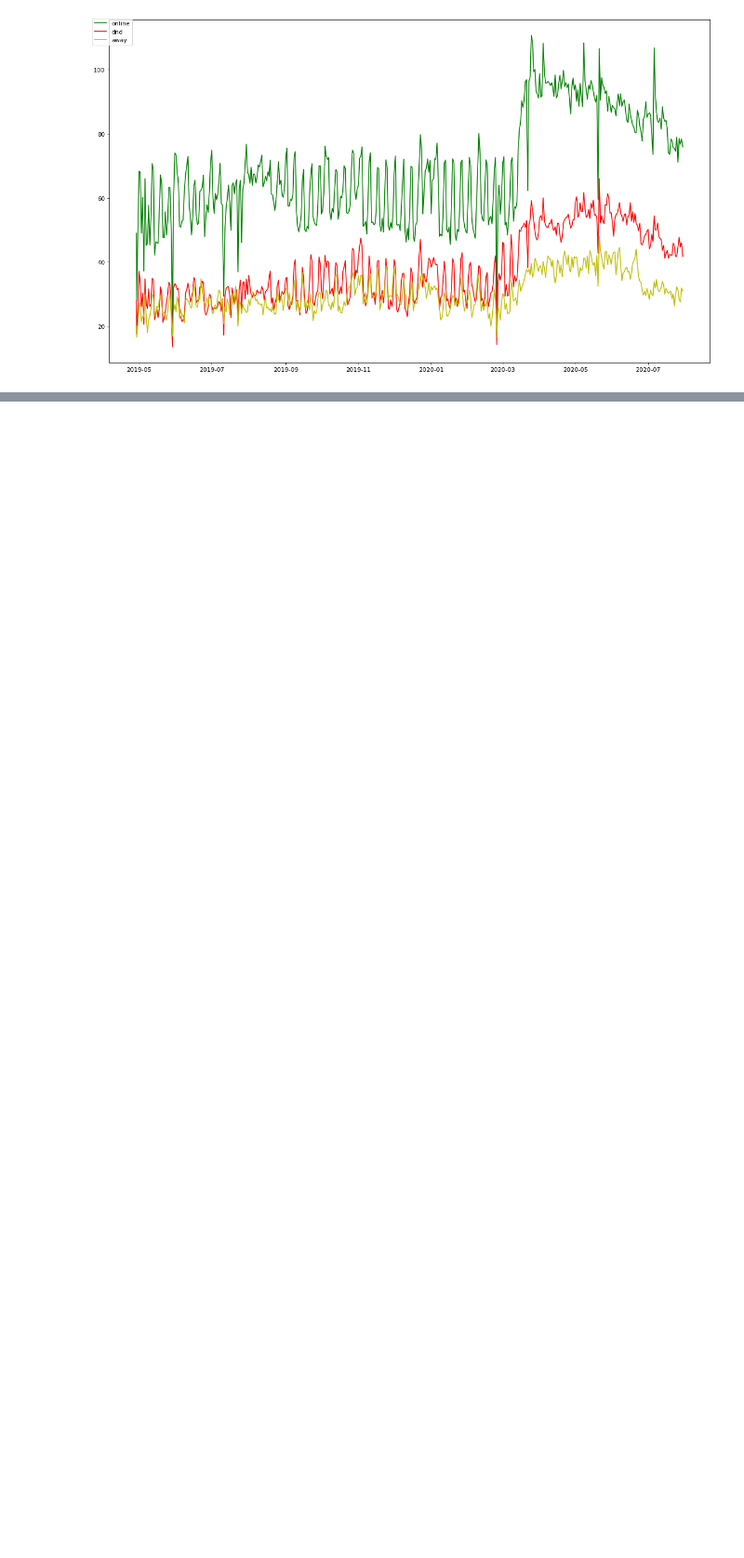
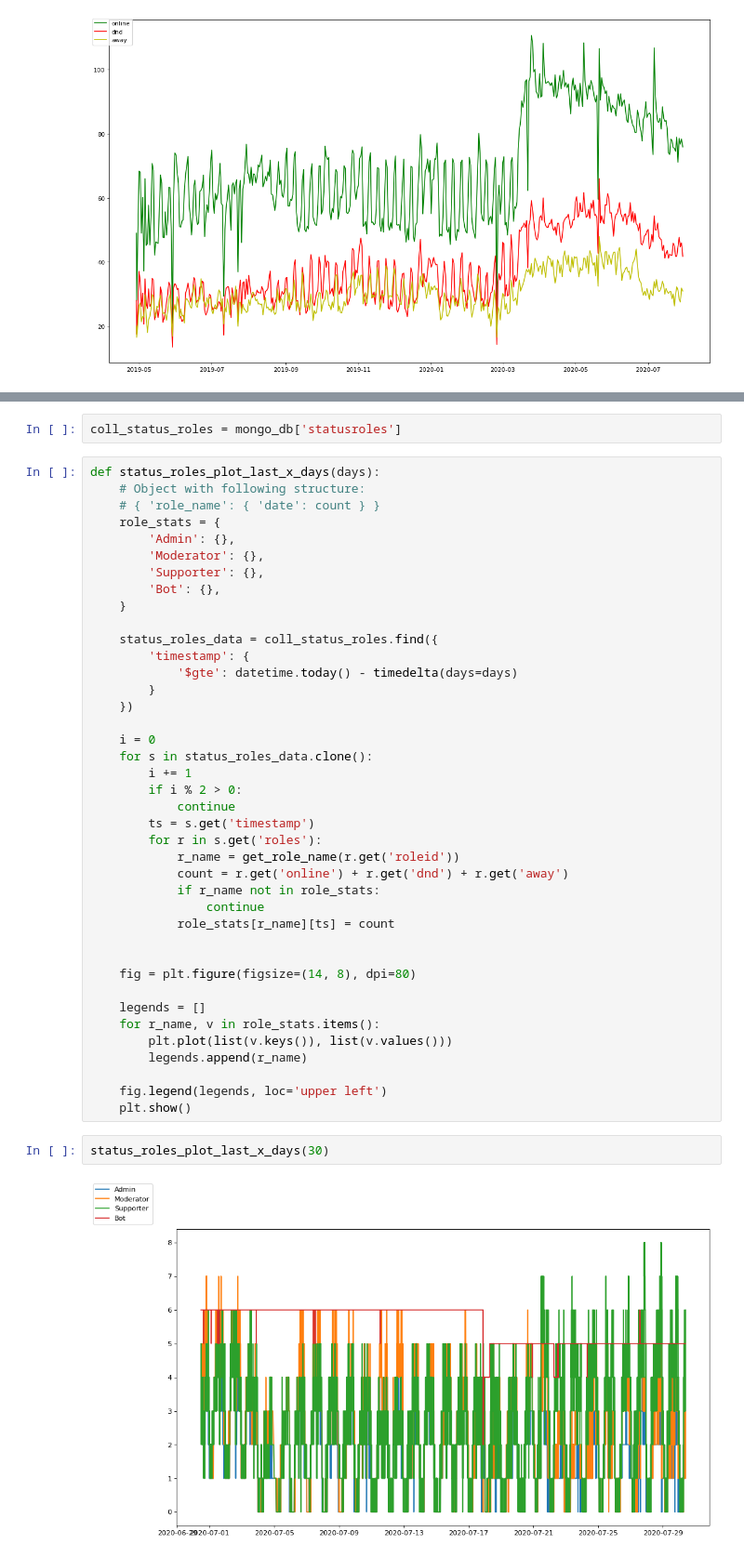
Before and after one commit to dev-schueppchen/kirby-results, a Jupyter notebook: Status.ipynb, the cells around one changed output, grey strips where cells are left out. Shown at 93% size. Saved outputs shown, nothing was run; the diff lists cells and outputs as text; blank space fills up the shorter version.

Commit message:
add status per role plots

```diff
--- a/Status.ipynb
+++ b/Status.ipynb
@@ -128,0 +139,46 @@ plt.show()
+# %%
+coll_status_roles = mongo_db['statusroles']
+# %%
+def status_roles_plot_last_x_days(days):
+    # Object with following structure:
+    # { 'role_name': { 'date': count } }
+    role_stats = {
+        'Admin': {},
+        'Moderator': {},
+        'Supporter': {},
+        'Bot': {},
+    }
+
+    status_roles_data = coll_status_roles.find({
+        'timestamp': {
+            '$gte': datetime.today() - timedelta(days=days)
+        }
+    })
+
+    i = 0
+    for s in status_roles_data.clone():
+        i += 1
+        if i % 2 > 0:
+            continue
+        ts = s.get('timestamp')
+        for r in s.get('roles'):
+            r_name = get_role_name(r.get('roleid'))
+            count = r.get('online') + r.get('dnd') + r.get('away')
+            if r_name not in role_stats:
+                continue
+            role_stats[r_name][ts] = count
+
+
+    fig = plt.figure(figsize=(14, 8), dpi=80)
+
+    legends = []
+    for r_name, v in role_stats.items():
+        plt.plot(list(v.keys()), list(v.values()))
+        legends.append(r_name)
+
+    fig.legend(legends, loc='upper left')
+    plt.show()
+# %%
+status_roles_plot_last_x_days(30)
+# %% [output]
+[figure, added]
```
Also changed, not shown: parts of 3 cells of this notebook.
